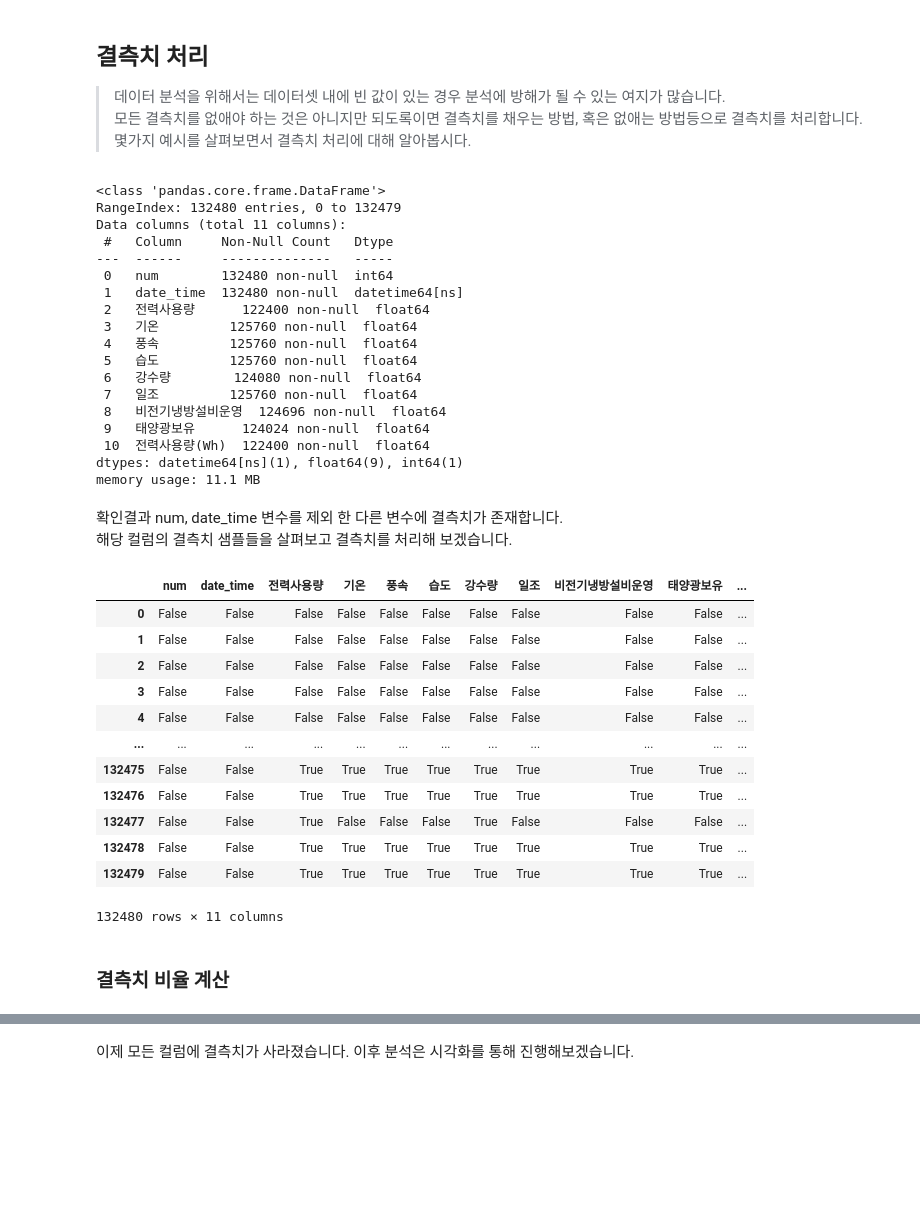
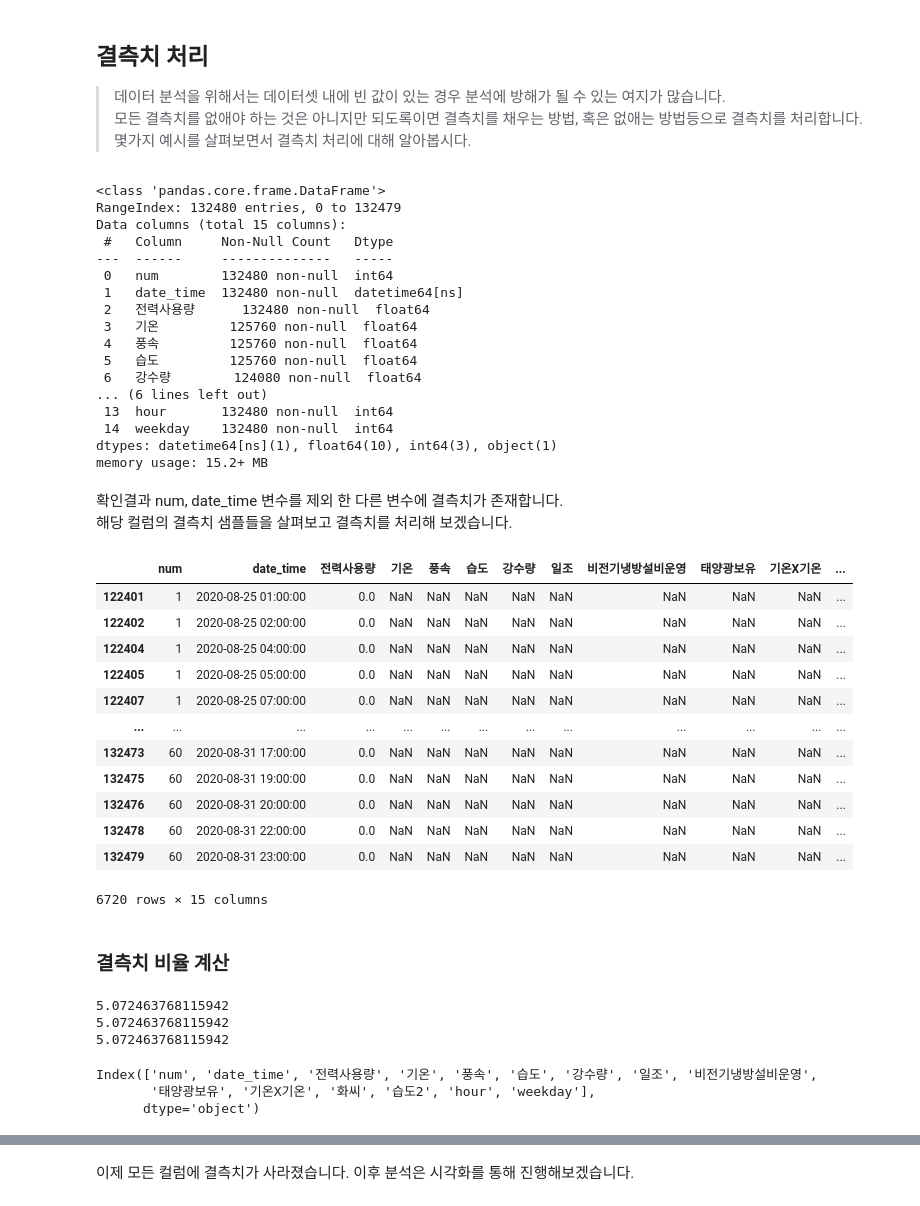
Before and after one commit to overgroove/samsung_ML, a Jupyter notebook: 03_package_pandas.ipynb, the cells around one changed output, grey strips where cells are left out. Saved outputs shown, nothing was run; the diff lists cells and outputs as text; code cells hidden in the pictures; blank space fills up the shorter version.

```diff
--- a/03_package_pandas.ipynb
+++ b/03_package_pandas.ipynb
@@ -1081,3 +1081,4 @@ def make_humit(x):
 ### 날짜 형식 데이터의 활용
 # %%
 # 문자형식 데이터를 날짜형식으로 형변환
+df['date_time'] = pd.to_datetime(df['date_time'])
@@ -1086,3 +1109,11 @@ def make_humit(x):
+# %%
+# 시간, 요일 속성을 변수에 저장
+df['hour'] = df['date_time'].dt.hour
+# %%
+def make_weekday(x):
+    return x.dayofweek
+# %%
+df['weekday'] = df['date_time'].apply(make_weekday)
 # %% [markdown]
 ### 데이터 범주화
 간혹 연속형 데이터를 범주화(카테고리컬 데이터) 시켜야 할 경우가 있습니다.
@@ -1110,43 +1145,60 @@ Categories (2, object): ['저온' < '고온']
 # %%
 # info() 함수는 결측치에 대한 정보도 보여줍니다.
 # 컬럼별 isnull() 함수를 사용해도 무방합니다.
+df.info()
 # %% [output]
 <class 'pandas.core.frame.DataFrame'>
 RangeIndex: 132480 entries, 0 to 132479
-Data columns (total 11 columns):
+Data columns (total 15 columns):
  #   Column     Non-Null Count   Dtype
 ---  ------     --------------   -----
  0   num        132480 non-null  int64
  1   date_time  132480 non-null  datetime64[ns]
- 2   전력사용량      122400 non-null  float64
+ 2   전력사용량      132480 non-null  float64
  3   기온         125760 non-null  float64
  4   풍속         125760 non-null  float64
  5   습도         125760 non-null  float64
  6   강수량        124080 non-null  float64
- 7   일조         125760 non-null  float64
- 8   비전기냉방설비운영  124696 non-null  float64
- 9   태양광보유      124024 non-null  float64
- 10  전력사용량(Wh)  122400 non-null  float64
-dtypes: datetime64[ns](1), float64(9), int64(1)
-memory usage: 11.1 MB
+... (6 lines left out)
+ 13  hour       132480 non-null  int64
+ 14  weekday    132480 non-null  int64
+dtypes: datetime64[ns](1), float64(10), int64(3), object(1)
+memory usage: 15.2+ MB
 # %% [markdown]
 확인결과 num, date_time 변수를 제외 한 다른 변수에 결측치가 존재합니다.
 해당 컬럼의 결측치 샘플들을 살펴보고 결측치를 처리해 보겠습니다.
 # %%
 # 컬럼별 결측치 확인을 위한 isnull()함수 리턴값이 bool 형태로 반환되어 조건부 샘플링이 가능합니다.
+df.loc[df['기온'].isna()]
+df.loc[df['기온'].isnull()]
 # %% [output]
-|  | num | date_time | 전력사용량 | 기온 | 풍속 | 습도 | 강수량 | 일조 | 비전기냉방설비운영 | 태양광보유 | ... |
-| 0 | False | False | False | False | False | False | False | False | False | False | ... |
-| 1 | False | False | False | False | False | False | False | False | False | False | ... |
-| 2 | False | False | False | False | False | False | False | False | False | False | ... |
-| 3 | False | False | False | False | False | False | False | False | False | False | ... |
-| 4 | False | False | False | False | False | False | False | False | False | False | ... |
-| ... | ... | ... | ... | ... | ... | ... | ... | ... | ... | ... | ... |
-| 132475 | False | False | True | True | True | True | True | True | True | True | ... |
-| 132476 | False | False | True | True | True | True | True | True | True | True | ... |
-| 132477 | False | False | True | False | False | False | True | False | False | False | ... |
-| 132478 | False | False | True | True | True | True | True | True | True | True | ... |
-| 132479 | False | False | True | True | True | True | True | True | True | True | ... |
+|  | num | date_time | 전력사용량 | 기온 | 풍속 | 습도 | 강수량 | 일조 | 비전기냉방설비운영 | 태양광보유 | 기온X기온 | ... |
+| 122401 | 1 | 2020-08-25 01:00:00 | 0.0 | NaN | NaN | NaN | NaN | NaN | NaN | NaN | NaN | ... |
+| 122402 | 1 | 2020-08-25 02:00:00 | 0.0 | NaN | NaN | NaN | NaN | NaN | NaN | NaN | NaN | ... |
+| 122404 | 1 | 2020-08-25 04:00:00 | 0.0 | NaN | NaN | NaN | NaN | NaN | NaN | NaN | NaN | ... |
+| 122405 | 1 | 2020-08-25 05:00:00 | 0.0 | NaN | NaN | NaN | NaN | NaN | NaN | NaN | NaN | ... |
+| 122407 | 1 | 2020-08-25 07:00:00 | 0.0 | NaN | NaN | NaN | NaN | NaN | NaN | NaN | NaN | ... |
+| ... | ... | ... | ... | ... | ... | ... | ... | ... | ... | ... | ... | ... |
+| 132473 | 60 | 2020-08-31 17:00:00 | 0.0 | NaN | NaN | NaN | NaN | NaN | NaN | NaN | NaN | ... |
+| 132475 | 60 | 2020-08-31 19:00:00 | 0.0 | NaN | NaN | NaN | NaN | NaN | NaN | NaN | NaN | ... |
+| 132476 | 60 | 2020-08-31 20:00:00 | 0.0 | NaN | NaN | NaN | NaN | NaN | NaN | NaN | NaN | ... |
+| 132478 | 60 | 2020-08-31 22:00:00 | 0.0 | NaN | NaN | NaN | NaN | NaN | NaN | NaN | NaN | ... |
+| 132479 | 60 | 2020-08-31 23:00:00 | 0.0 | NaN | NaN | NaN | NaN | NaN | NaN | NaN | NaN | ... |
-132480 rows × 11 columns
+6720 rows × 15 columns
 # %% [markdown]
 ### 결측치 비율 계산
+# %%
+# 기온 변수의 결측치 비율 계산
+print(df['기온'].isna().sum() / len(df) * 100)
+print(df['풍속'].isna().sum() / len(df) * 100)
+print(df['습도'].isna().sum() / len(df) * 100)
+# %% [output]
+5.072463768115942
+5.072463768115942
+5.072463768115942
+# %%
+df.columns
+# %% [output]
+Index(['num', 'date_time', '전력사용량', '기온', '풍속', '습도', '강수량', '일조', '비전기냉방설비운영',
+       '태양광보유', '기온X기온', '화씨', '습도2', 'hour', 'weekday'],
+      dtype='object')
```
Also changed, not shown: parts of 22 cells of this notebook.
